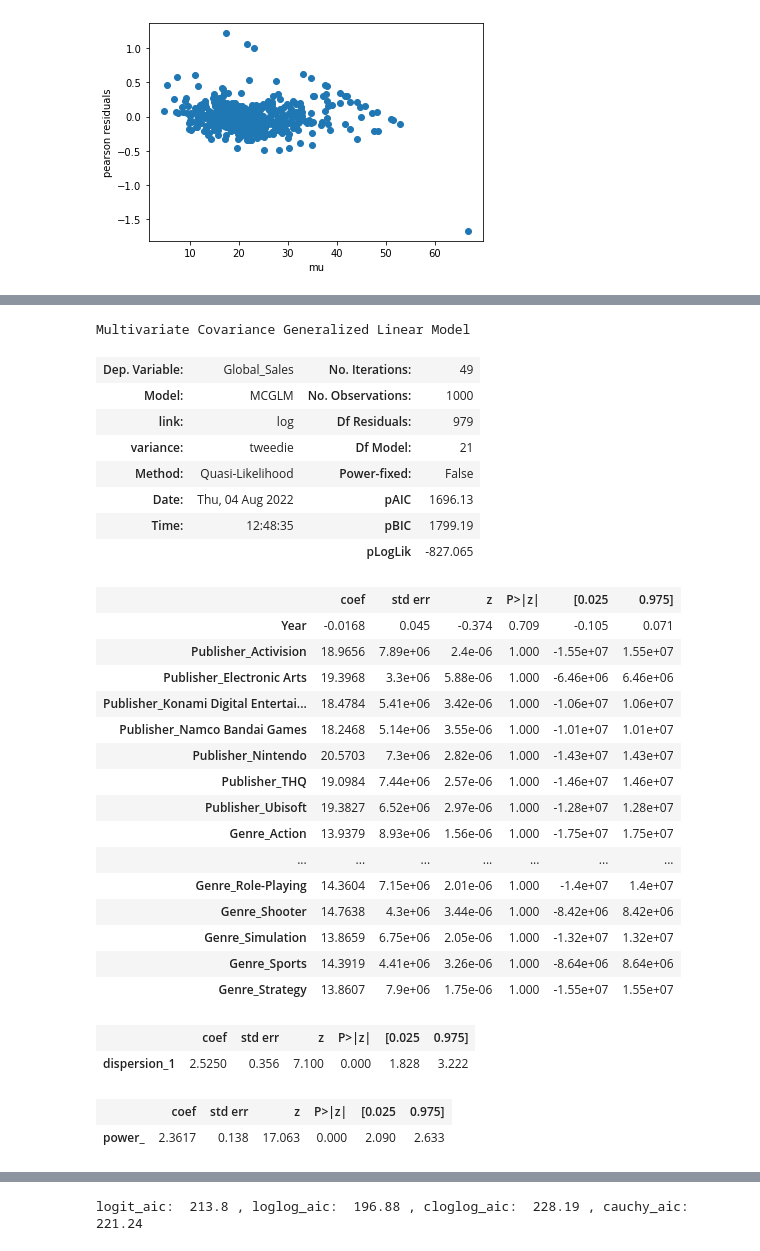
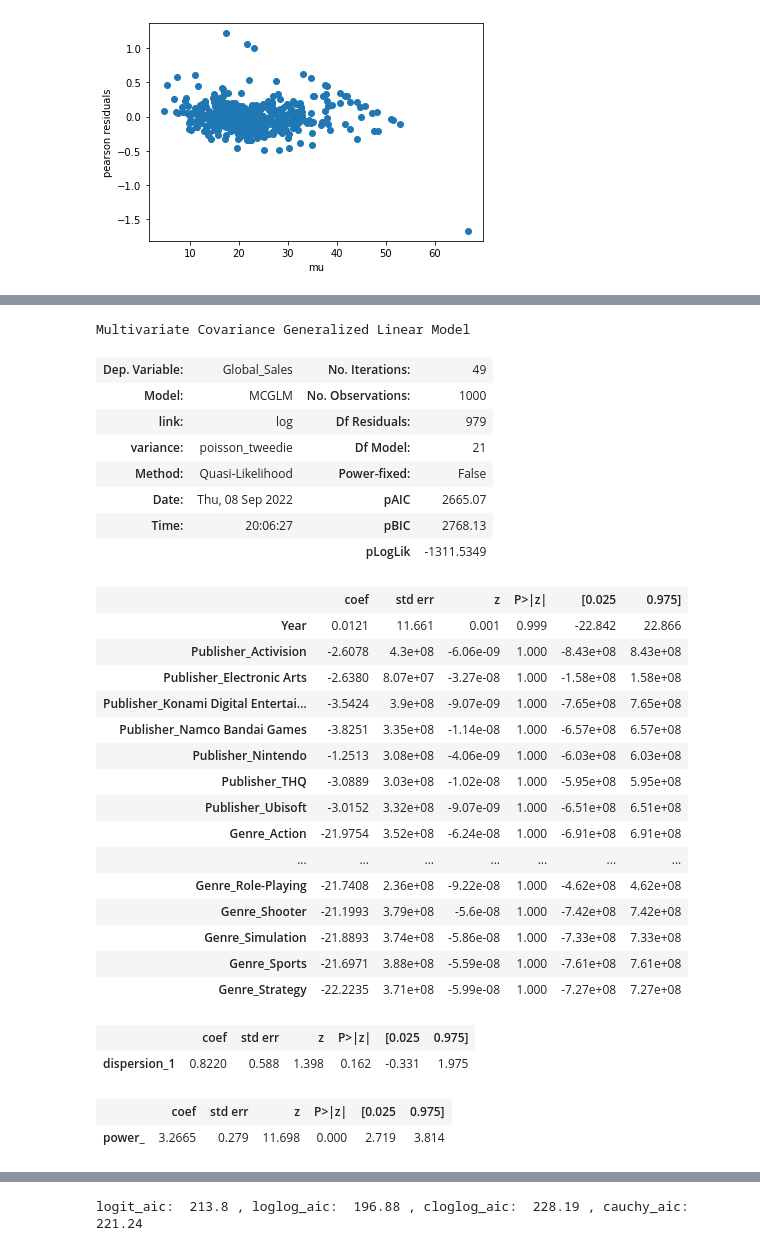
Before and after one commit to jeancmaia/mcglm, a Jupyter notebook: nbks/tutorial_mcglm.ipynb, the cells around one changed output, grey strips where cells are left out. Saved outputs shown, nothing was run; the diff lists cells and outputs as text; code cells hidden in the pictures.

```diff
--- a/nbks/tutorial_mcglm.ipynb
+++ b/nbks/tutorial_mcglm.ipynb
@@ -298,42 +339,42 @@ Text(0, 0.5, 'pearson residue')
 # %%
 modelresults = MCGLM(y,
                      X,
                      [mc_id(X)],
                      link='log',
-                     variance='tweedie',
-                     power=2,
+                     variance='poisson_tweedie',
+                     power=1.5,
                      power_fixed=False,
                      tuning=0.05
                      ).fit()
 
 modelresults.summary()
 # %% [output]
 Multivariate Covariance Generalized Linear Model
 | Dep. Variable: | Global_Sales | No. Iterations: | 49 |
 | Model: | MCGLM | No. Observations: | 1000 |
 | link: | log | Df Residuals: | 979 |
-| variance: | tweedie | Df Model: | 21 |
+| variance: | poisson_tweedie | Df Model: | 21 |
 | Method: | Quasi-Likelihood | Power-fixed: | False |
-| Date: | Thu, 04 Aug 2022 | pAIC | 1696.13 |
-| Time: | 12:48:35 | pBIC | 1799.19 |
-|  |  | pLogLik | -827.065 |
+| Date: | Thu, 08 Sep 2022 | pAIC | 2665.07 |
+| Time: | 20:06:27 | pBIC | 2768.13 |
+|  |  | pLogLik | -1311.5349 |
 |  | coef | std err | z | P>|z| | [0.025 | 0.975] |
-| Year | -0.0168 | 0.045 | -0.374 | 0.709 | -0.105 | 0.071 |
-| Publisher_Activision | 18.9656 | 7.89e+06 | 2.4e-06 | 1.000 | -1.55e+07 | 1.55e+07 |
-| Publisher_Electronic Arts | 19.3968 | 3.3e+06 | 5.88e-06 | 1.000 | -6.46e+06 | 6.46e+06 |
-| Publisher_Konami Digital Entertai... | 18.4784 | 5.41e+06 | 3.42e-06 | 1.000 | -1.06e+07 | 1.06e+07 |
-| Publisher_Namco Bandai Games | 18.2468 | 5.14e+06 | 3.55e-06 | 1.000 | -1.01e+07 | 1.01e+07 |
-| Publisher_Nintendo | 20.5703 | 7.3e+06 | 2.82e-06 | 1.000 | -1.43e+07 | 1.43e+07 |
-| Publisher_THQ | 19.0984 | 7.44e+06 | 2.57e-06 | 1.000 | -1.46e+07 | 1.46e+07 |
-| Publisher_Ubisoft | 19.3827 | 6.52e+06 | 2.97e-06 | 1.000 | -1.28e+07 | 1.28e+07 |
-| Genre_Action | 13.9379 | 8.93e+06 | 1.56e-06 | 1.000 | -1.75e+07 | 1.75e+07 |
+| Year | 0.0121 | 11.661 | 0.001 | 0.999 | -22.842 | 22.866 |
+| Publisher_Activision | -2.6078 | 4.3e+08 | -6.06e-09 | 1.000 | -8.43e+08 | 8.43e+08 |
+| Publisher_Electronic Arts | -2.6380 | 8.07e+07 | -3.27e-08 | 1.000 | -1.58e+08 | 1.58e+08 |
+| Publisher_Konami Digital Entertai... | -3.5424 | 3.9e+08 | -9.07e-09 | 1.000 | -7.65e+08 | 7.65e+08 |
+| Publisher_Namco Bandai Games | -3.8251 | 3.35e+08 | -1.14e-08 | 1.000 | -6.57e+08 | 6.57e+08 |
+| Publisher_Nintendo | -1.2513 | 3.08e+08 | -4.06e-09 | 1.000 | -6.03e+08 | 6.03e+08 |
+| Publisher_THQ | -3.0889 | 3.03e+08 | -1.02e-08 | 1.000 | -5.95e+08 | 5.95e+08 |
+| Publisher_Ubisoft | -3.0152 | 3.32e+08 | -9.07e-09 | 1.000 | -6.51e+08 | 6.51e+08 |
+| Genre_Action | -21.9754 | 3.52e+08 | -6.24e-08 | 1.000 | -6.91e+08 | 6.91e+08 |
 | ... | ... | ... | ... | ... | ... | ... |
-| Genre_Role-Playing | 14.3604 | 7.15e+06 | 2.01e-06 | 1.000 | -1.4e+07 | 1.4e+07 |
-| Genre_Shooter | 14.7638 | 4.3e+06 | 3.44e-06 | 1.000 | -8.42e+06 | 8.42e+06 |
-| Genre_Simulation | 13.8659 | 6.75e+06 | 2.05e-06 | 1.000 | -1.32e+07 | 1.32e+07 |
-| Genre_Sports | 14.3919 | 4.41e+06 | 3.26e-06 | 1.000 | -8.64e+06 | 8.64e+06 |
-| Genre_Strategy | 13.8607 | 7.9e+06 | 1.75e-06 | 1.000 | -1.55e+07 | 1.55e+07 |
+| Genre_Role-Playing | -21.7408 | 2.36e+08 | -9.22e-08 | 1.000 | -4.62e+08 | 4.62e+08 |
+| Genre_Shooter | -21.1993 | 3.79e+08 | -5.6e-08 | 1.000 | -7.42e+08 | 7.42e+08 |
+| Genre_Simulation | -21.8893 | 3.74e+08 | -5.86e-08 | 1.000 | -7.33e+08 | 7.33e+08 |
+| Genre_Sports | -21.6971 | 3.88e+08 | -5.59e-08 | 1.000 | -7.61e+08 | 7.61e+08 |
+| Genre_Strategy | -22.2235 | 3.71e+08 | -5.99e-08 | 1.000 | -7.27e+08 | 7.27e+08 |
 |  | coef | std err | z | P>|z| | [0.025 | 0.975] |
-| dispersion_1 | 2.5250 | 0.356 | 7.100 | 0.000 | 1.828 | 3.222 |
+| dispersion_1 | 0.8220 | 0.588 | 1.398 | 0.162 | -0.331 | 1.975 |
 |  | coef | std err | z | P>|z| | [0.025 | 0.975] |
-| power_ | 2.3617 | 0.138 | 17.063 | 0.000 | 2.090 | 2.633 |
+| power_ | 3.2665 | 0.279 | 11.698 | 0.000 | 2.719 | 3.814 |
```
Also changed, not shown: parts of 51 cells of this notebook, 2 other files.
